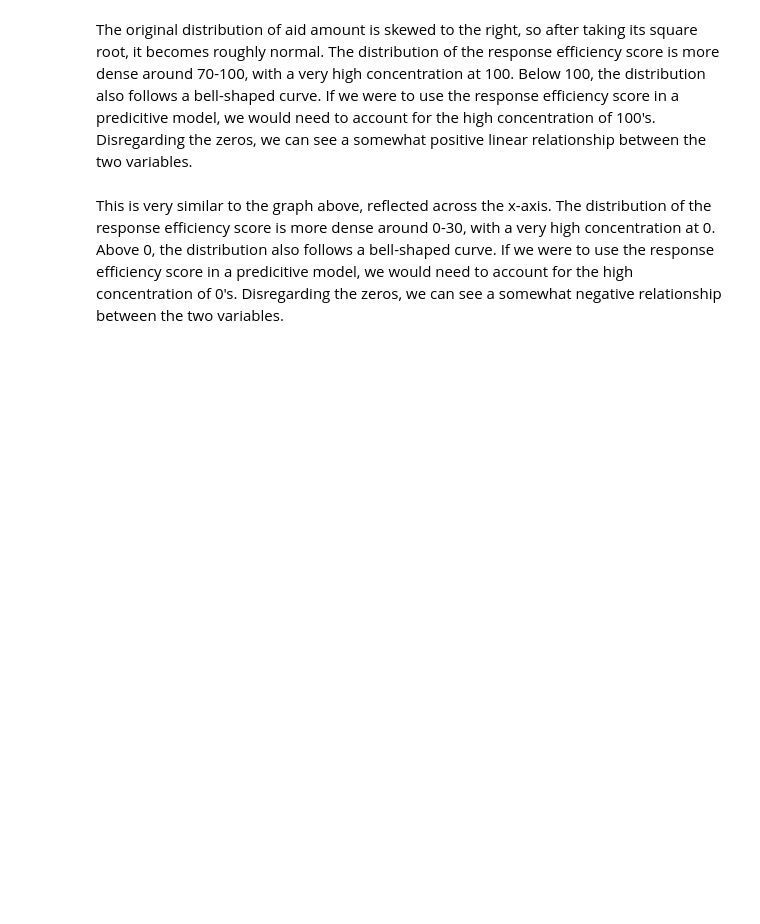
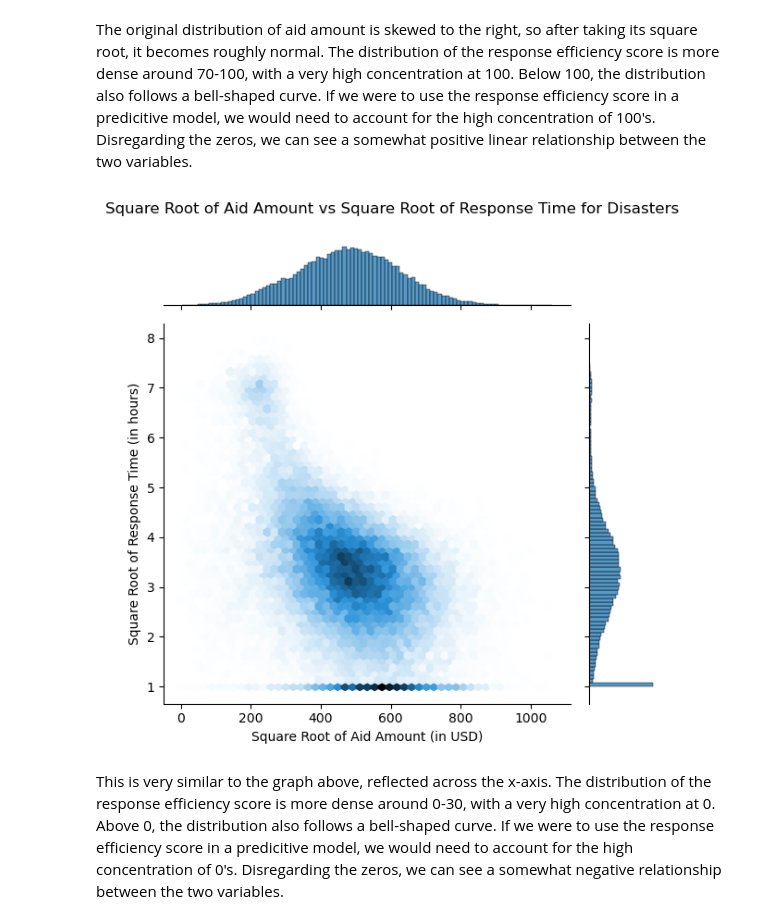
Before and after one commit to UCB-stat-159-f25/final-group20, a Jupyter notebook: eda.ipynb, the cells around one changed output. Cells and saved outputs as stored; diff of their text form; code cells hidden in the pictures; blank space fills up the shorter version.

```diff
--- a/eda.ipynb
+++ b/eda.ipynb
@@ -61,13 +108,16 @@ The original distribution of aid amount is skewed to the right, so after taking
 # %%
 # joint plot of aid amount and response efficiency
 
-g = sns.jointplot(data=df, x=np.sqrt(df['aid_amount_usd']), y=np.sqrt(df['response_time_hours']), kind='hex');
+g = sns.jointplot(data=df, x=np.sqrt(df['aid_amount_usd']),
+                  y=np.sqrt(df['response_time_hours']), kind='hex');
 g.fig.suptitle('Square Root of Aid Amount vs Square Root of Response Time for Disasters', y=1)  # y=1 moves it above
 plt.xlabel('Square Root of Aid Amount (in USD)')
 plt.ylabel('Square Root of Response Time (in hours)')
 plt.tight_layout()
 # Saving the plot as a JPEG file
 plt.savefig("graphs/eda/2_aid_response_time.jpg", bbox_inches='tight')
+# %% [output]
+[figure, added]
 # %% [markdown]
 This is very similar to the graph above, reflected across the x-axis. The distribution of the response efficiency score is more dense around 0-30, with a very high concentration at 0. Above 0, the distribution also follows a bell-shaped curve. If we were to use the response efficiency score in a predicitive model, we would need to account for the high concentration of 0's. Disregarding the zeros, we can see a somewhat negative relationship between the two variables.
 # %%
```
Also changed, not shown: parts of 15 cells of this notebook, 14 other files.
